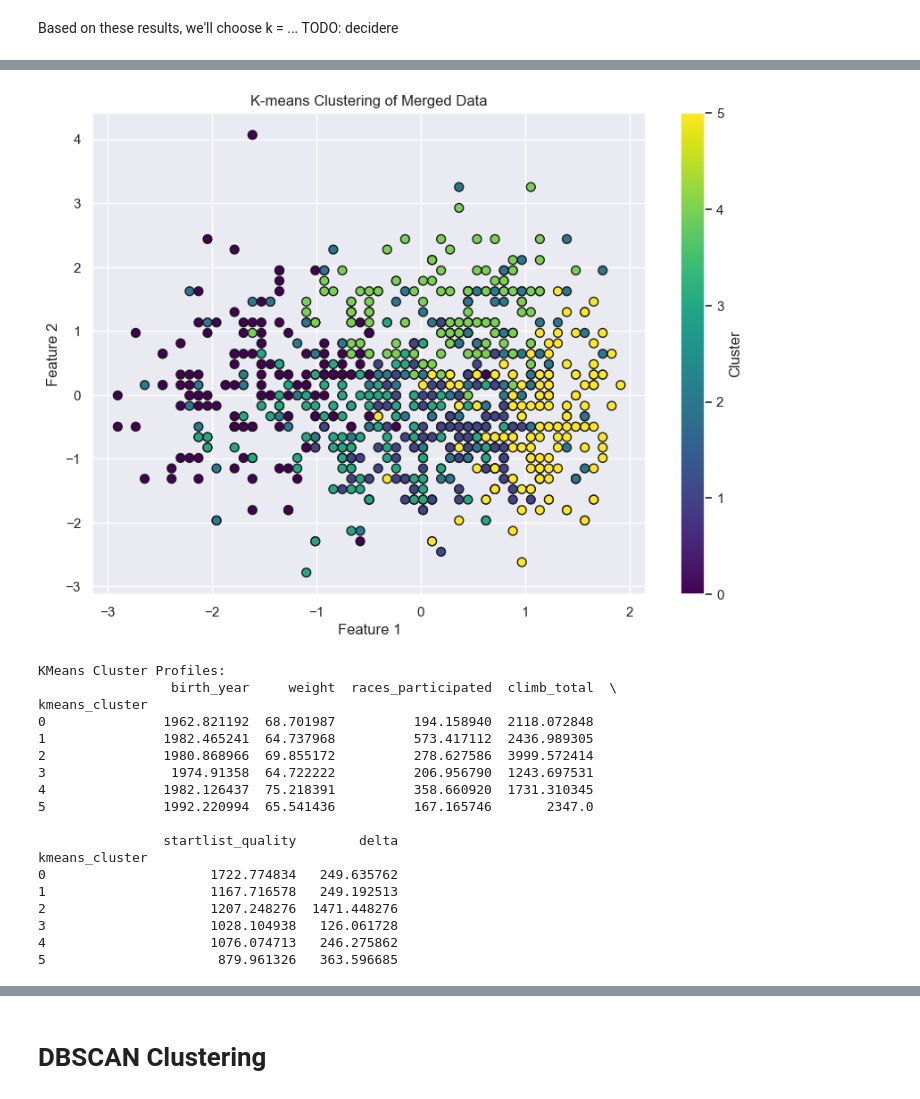
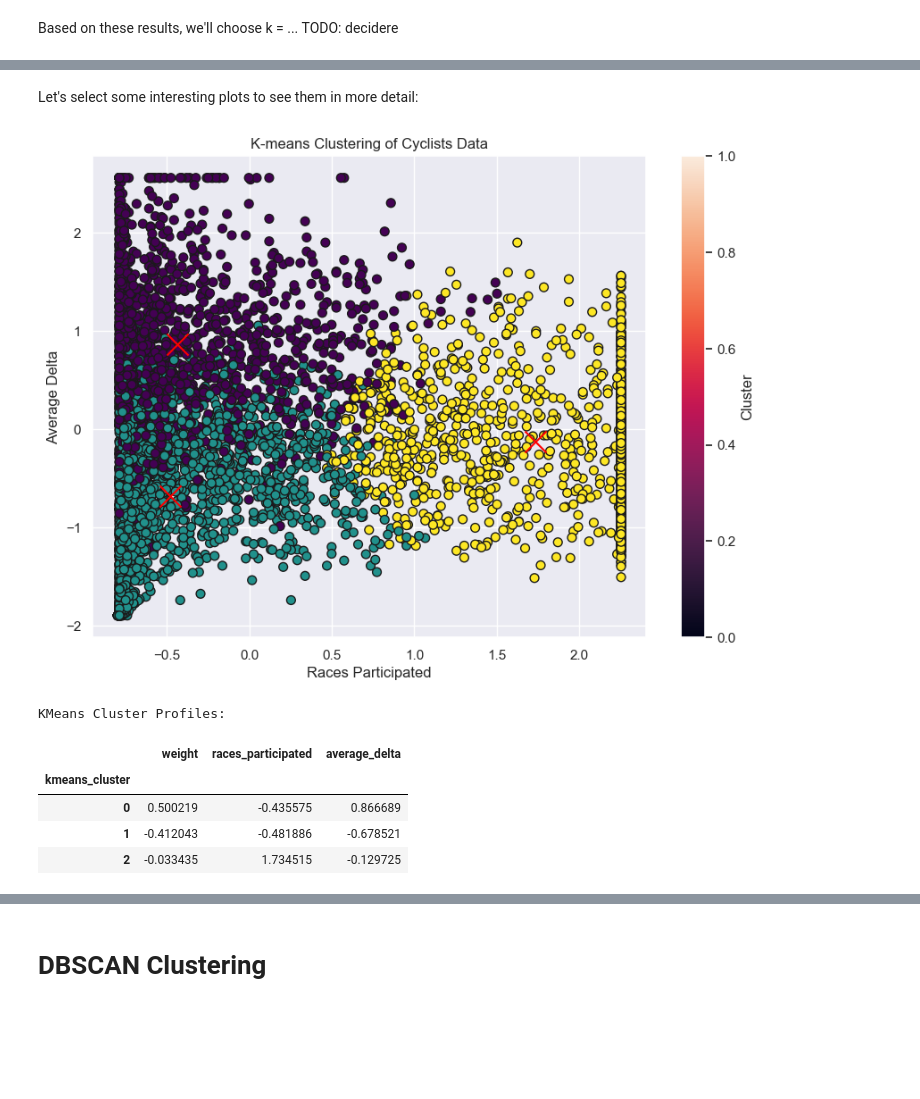
Before and after one commit to Emahhh/dm-project, a Jupyter notebook: 3_clustering.ipynb, the cells around one changed output, grey strips where cells are left out. Saved outputs shown, nothing was run; the diff lists cells and outputs as text; code cells hidden in the pictures; blank space fills up the shorter version.

Commit message:
refined clustering; removed some outliers

```diff
--- a/3_clustering.ipynb
+++ b/3_clustering.ipynb
@@ -17,7 +17,7 @@
 Constants:
 # %%
 # How many samples to take for each test
-SAMPLE_SIZE = 1000
+SAMPLE_SIZE = 5000
 # %%
 import pandas as pd
 import numpy as np
@@ -106,7 +106,7 @@ memory usage: 103.5 MB
 # %%
 # Select features from cyclists_df
 
-cyclists_features_list = ['birth_year', 'weight', 'races_participated']
+cyclists_features_list = ['weight', 'races_participated', 'average_delta'] # TODO: deciderle bene
 races_features_list = ['climb_total', 'startlist_quality', 'delta']
 
 cyclists_features = cyclists_df[cyclists_features_list]
@@ -147,0 +162,13 @@ merged_scaled = scaler.fit_transform(merged_features)
+# %%
+# Convert scaled arrays to DataFrames
+cyclists_scaled_df = pd.DataFrame(cyclists_scaled, columns=cyclists_features.columns)
+races_scaled_df = pd.DataFrame(races_scaled, columns=races_features.columns)
+merged_scaled_df = pd.DataFrame(merged_scaled, columns=merged_features.columns)
+
+# Display the results
+print("Cyclists Scaled DataFrame:")
+print(cyclists_scaled_df.head())
+print("\nRaces Scaled DataFrame:")
+print(races_scaled_df.head())
+print("\nMerged Scaled DataFrame:")
+print(merged_scaled_df.head())
@@ -192,2 +242,7 @@ plt.show()
 # %% [markdown]
 Based on these results, we'll choose k = ... TODO: decidere
+# %%
+# runnig kmeans with the chosen k
+kmeans = KMeans(n_clusters=3, random_state=42)
+cyclists_scaled_df['kmeans_cluster'] = kmeans.fit_predict(cyclists_scaled_df)
+cyclists_scaled_df.head()
@@ -194,14 +261,15 @@ Based on these results, we'll choose k = ... TODO: decidere
+# %% [markdown]
+Let's select some interesting plots to see them in more detail:
 # %%
-kmeans = KMeans(n_clusters=6, random_state=42)
-merged_features['kmeans_cluster'] = kmeans.fit_predict(merged_scaled)
-
 # Visualize the clusters
+# TODO: estrarre in una funzione e usarla al posto di ripetere il codice
 plt.figure(figsize=(10, 7))
-plt.scatter(merged_scaled[:, 0], merged_scaled[:, 1], c=merged_features['kmeans_cluster'], cmap='viridis', marker='o', edgecolor='k', s=50)
-plt.title('K-means Clustering of Merged Data')
-plt.xlabel('Feature 1')
-plt.ylabel('Feature 2')
+plt.scatter(cyclists_scaled_df['races_participated'], cyclists_scaled_df['average_delta'], c=cyclists_scaled_df['kmeans_cluster'], cmap='viridis', marker='o', edgecolor='k', s=50)
+plt.scatter(kmeans.cluster_centers_[:, cyclists_scaled_df.columns.get_loc('races_participated')], kmeans.cluster_centers_[:, cyclists_scaled_df.columns.get_loc('average_delta')], s=300, c='red', marker='x')  # Centroids
+plt.title('K-means Clustering of Cyclists Data')
+plt.xlabel('Races Participated')
+plt.ylabel('Average Delta')
 plt.colorbar(label='Cluster')
 plt.show()
 # %% [output]
-[figure, old version]
+[figure, new version]
@@ -208,23 +292,11 @@ plt.show()
 # %%
-kmeans_clusters = merged_features.groupby('kmeans_cluster').mean()
+kmeans_clusters = cyclists_scaled_df.groupby('kmeans_cluster').mean()
 print("KMeans Cluster Profiles:")
-print(kmeans_clusters)
+kmeans_clusters
 # %% [output]
 KMeans Cluster Profiles:
-                 birth_year     weight  races_participated  climb_total  \
-kmeans_cluster
-0               1962.821192  68.701987          194.158940  2118.072848
-1               1982.465241  64.737968          573.417112  2436.989305
-2               1980.868966  69.855172          278.627586  3999.572414
-3                1974.91358  64.722222          206.956790  1243.697531
-4               1982.126437  75.218391          358.660920  1731.310345
-5               1992.220994  65.541436          167.165746       2347.0
-
-                startlist_quality        delta
-kmeans_cluster
-0                     1722.774834   249.635762
-1                     1167.716578   249.192513
-2                     1207.248276  1471.448276
-3                     1028.104938   126.061728
-4                     1076.074713   246.275862
-5                      879.961326   363.596685
+|  | weight | races_participated | average_delta |
+| kmeans_cluster |  |  |  |
+| 0 | 0.500219 | -0.435575 | 0.866689 |
+| 1 | -0.412043 | -0.481886 | -0.678521 |
+| 2 | -0.033435 | 1.734515 | -0.129725 |
```
Also changed, not shown: parts of 17 cells of this notebook, 3 other files.
